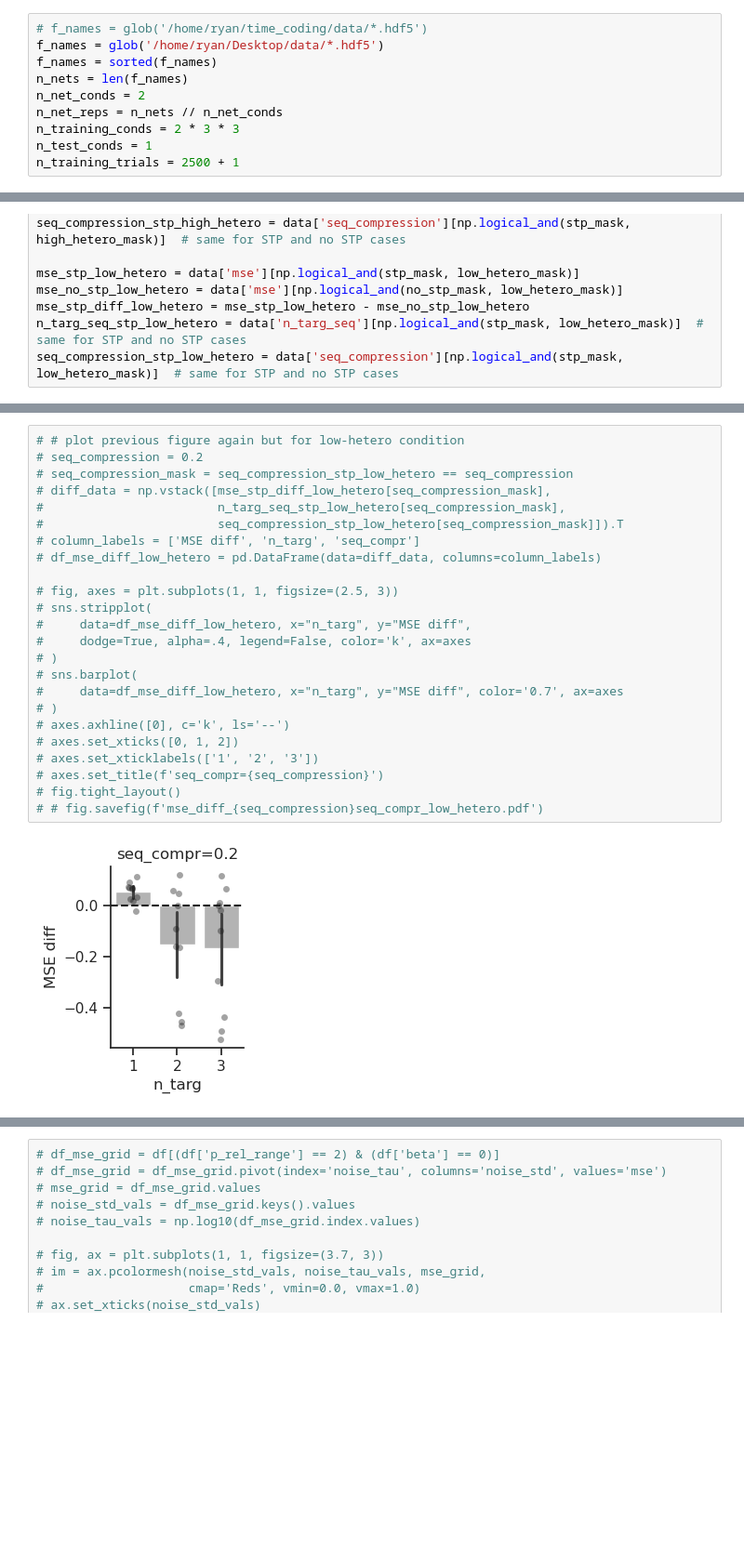
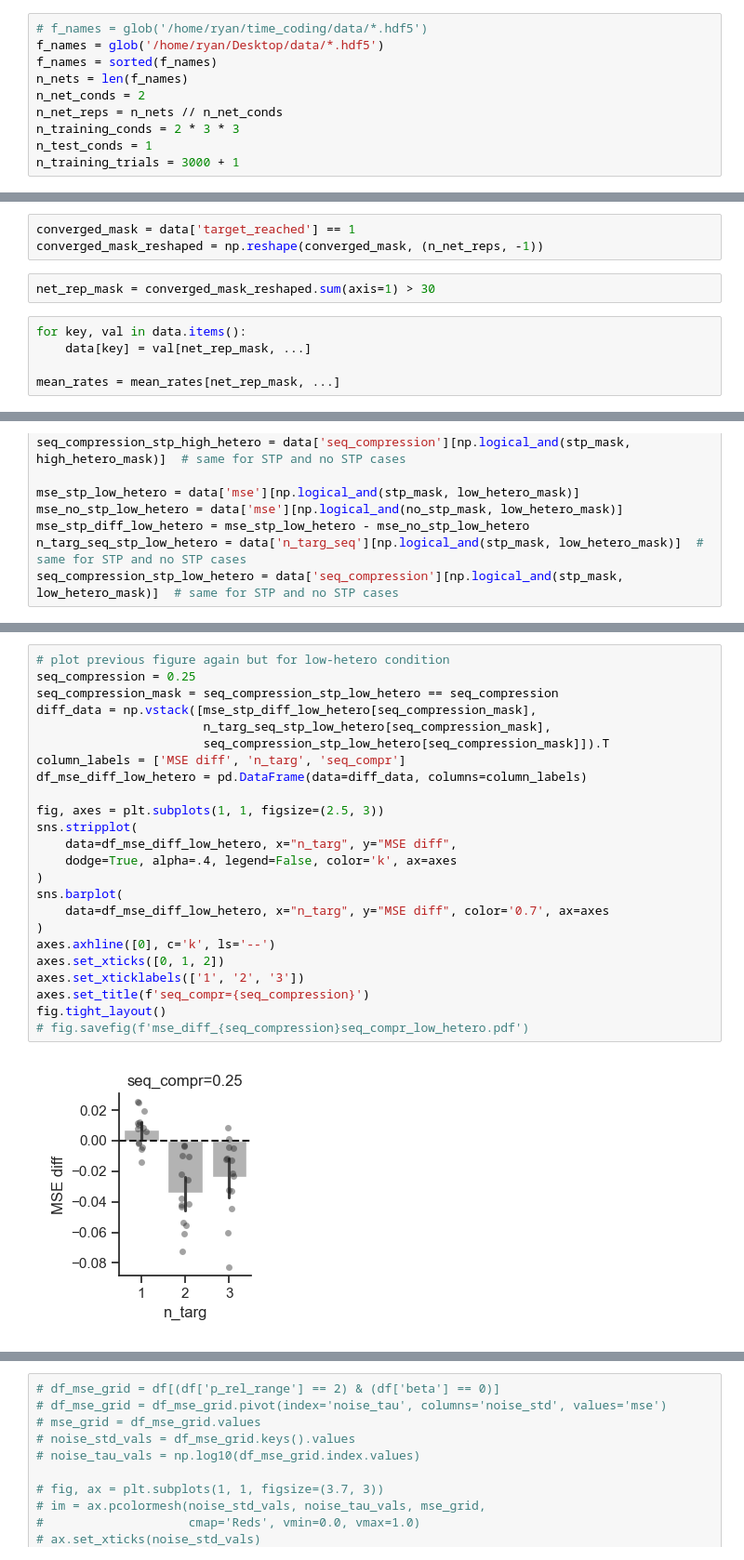
Before and after one commit to rythorpe/time_coding, a Jupyter notebook: analysis.ipynb, the cells around one changed output, grey strips where cells are left out. Shown at 93% size. Cells and saved outputs as stored; diff of their text form; blank space fills up the shorter version.

```diff
--- a/analysis.ipynb
+++ b/analysis.ipynb
@@ -31,7 +31,7 @@ n_net_conds = 2
 n_net_reps = n_nets // n_net_conds
 n_training_conds = 2 * 3 * 3
 n_test_conds = 1
-n_training_trials = 2500 + 1
+n_training_trials = 3000 + 1
 # %%
 data = {
     'p_rel_std': np.empty([n_net_reps, n_net_conds, n_training_conds, n_test_conds], dtype=np.float64),
@@ -90 +97,11 @@ data['mse'].shape
+# %%
+converged_mask = data['target_reached'] == 1
+converged_mask_reshaped = np.reshape(converged_mask, (n_net_reps, -1))
+# %%
+net_rep_mask = converged_mask_reshaped.sum(axis=1) > 30
+# %%
+for key, val in data.items():
+    data[key] = val[net_rep_mask, ...]
+
+mean_rates = mean_rates[net_rep_mask, ...]
 # %%
@@ -227,27 +251,27 @@ fig.savefig(f'mse_diff_{seq_compression}seq_compr.pdf')
 # %%
-# # plot previous figure again but for low-hetero condition
-# seq_compression = 0.2
-# seq_compression_mask = seq_compression_stp_low_hetero == seq_compression
-# diff_data = np.vstack([mse_stp_diff_low_hetero[seq_compression_mask],
-#                        n_targ_seq_stp_low_hetero[seq_compression_mask],
-#                        seq_compression_stp_low_hetero[seq_compression_mask]]).T
-# column_labels = ['MSE diff', 'n_targ', 'seq_compr']
-# df_mse_diff_low_hetero = pd.DataFrame(data=diff_data, columns=column_labels)
+# plot previous figure again but for low-hetero condition
+seq_compression = 0.25
+seq_compression_mask = seq_compression_stp_low_hetero == seq_compression
+diff_data = np.vstack([mse_stp_diff_low_hetero[seq_compression_mask],
+                       n_targ_seq_stp_low_hetero[seq_compression_mask],
+                       seq_compression_stp_low_hetero[seq_compression_mask]]).T
+column_labels = ['MSE diff', 'n_targ', 'seq_compr']
+df_mse_diff_low_hetero = pd.DataFrame(data=diff_data, columns=column_labels)
 
-# fig, axes = plt.subplots(1, 1, figsize=(2.5, 3))
-# sns.stripplot(
-#     data=df_mse_diff_low_hetero, x="n_targ", y="MSE diff",
-#     dodge=True, alpha=.4, legend=False, color='k', ax=axes
-# )
-# sns.barplot(
-#     data=df_mse_diff_low_hetero, x="n_targ", y="MSE diff", color='0.7', ax=axes
-# )
-# axes.axhline([0], c='k', ls='--')
-# axes.set_xticks([0, 1, 2])
-# axes.set_xticklabels(['1', '2', '3'])
-# axes.set_title(f'seq_compr={seq_compression}')
-# fig.tight_layout()
-# # fig.savefig(f'mse_diff_{seq_compression}seq_compr_low_hetero.pdf')
+fig, axes = plt.subplots(1, 1, figsize=(2.5, 3))
+sns.stripplot(
+    data=df_mse_diff_low_hetero, x="n_targ", y="MSE diff",
+    dodge=True, alpha=.4, legend=False, color='k', ax=axes
+)
+sns.barplot(
+    data=df_mse_diff_low_hetero, x="n_targ", y="MSE diff", color='0.7', ax=axes
+)
+axes.axhline([0], c='k', ls='--')
+axes.set_xticks([0, 1, 2])
+axes.set_xticklabels(['1', '2', '3'])
+axes.set_title(f'seq_compr={seq_compression}')
+fig.tight_layout()
+# fig.savefig(f'mse_diff_{seq_compression}seq_compr_low_hetero.pdf')
 # %% [output]
-[figure, old version]
+[figure, new version]
 # %%
```
Also changed, not shown: parts of 9 cells of this notebook.
